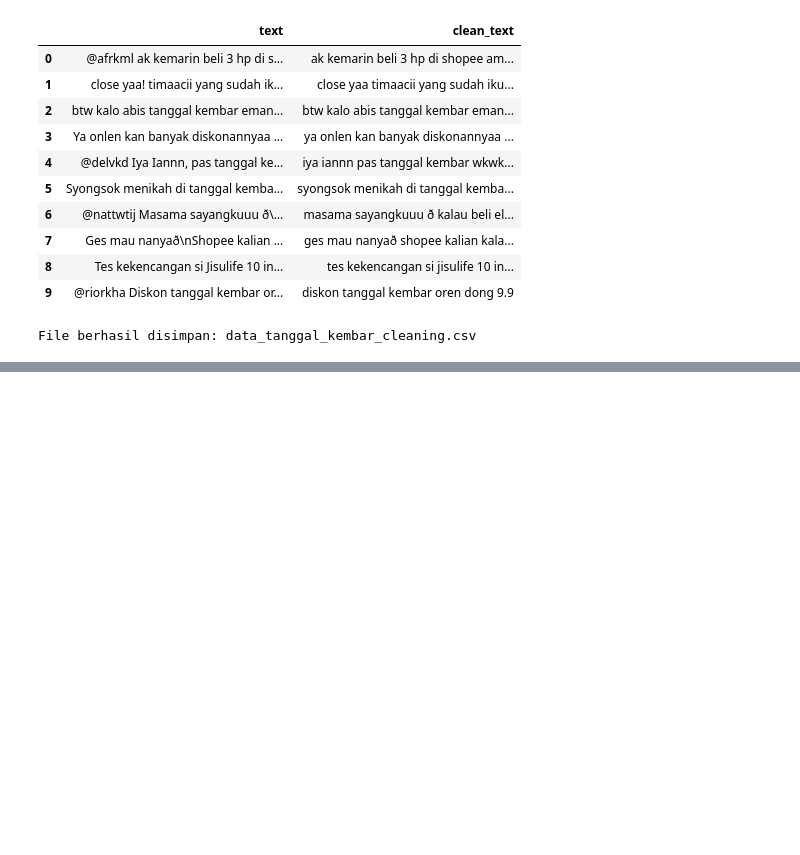
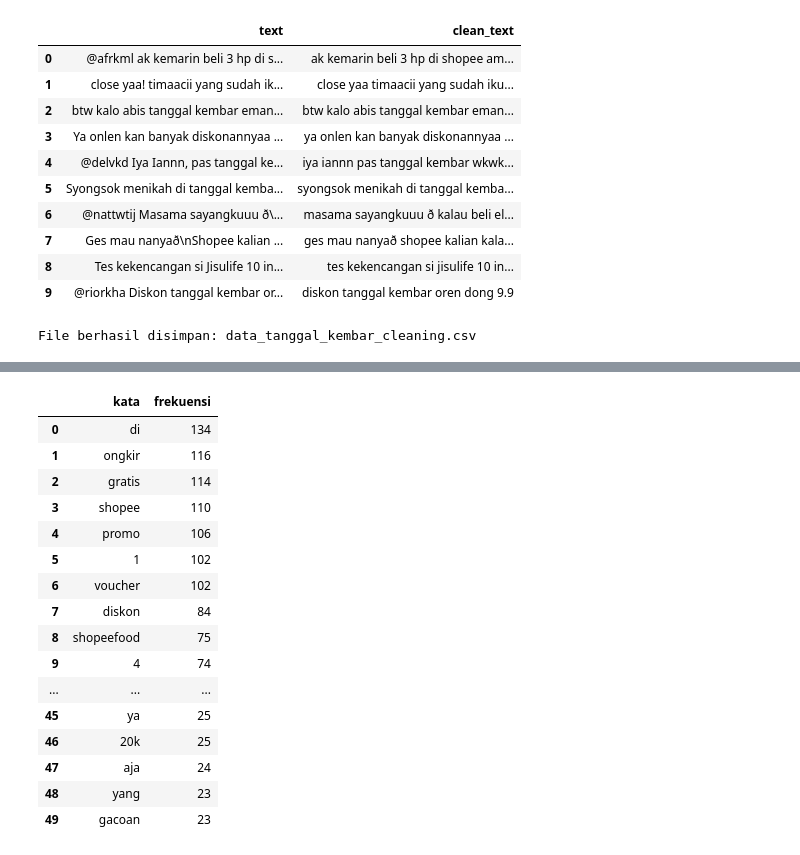
Before and after one commit to Wafiq-24090750003/Scraping_tgl-kembar, a Jupyter notebook: Cleaning_Data_Promo_1010.ipynb, the cells around one changed output, grey strips where cells are left out. Saved outputs shown, nothing was run; the diff lists cells and outputs as text; code cells hidden in the pictures; blank space fills up the shorter version.

Commit message:
Update Code Cleaning Data

```diff
--- a/Cleaning_Data_Promo_1010.ipynb
+++ b/Cleaning_Data_Promo_1010.ipynb
@@ -772,0 +1547,9 @@ File berhasil disimpan: data_tanggal_kembar_cleaning.csv
+# %%
+pd.set_option("display.max_colwidth", None)
+pd.set_option("display.max_rows", 50)
+
+display(
+    df_langsung[
+        ["id", "original_text"]
+    ].iloc[0:15]
+)
@@ -772,0 +1634,9 @@ File berhasil disimpan: data_tanggal_kembar_cleaning.csv
+# %%
+# Tampilkan tweet nomor 15–29 dari kategori indikasi langsung
+pd.set_option("display.max_colwidth", None)
+
+display(
+    df_langsung[
+        ["id", "original_text"]
+    ].iloc[15:30]
+)
@@ -772,0 +2439,37 @@ File berhasil disimpan: data_tanggal_kembar_cleaning.csv
+# %%
+from collections import Counter
+import re
+
+# Ambil kata dari hasil text cleaning
+semua_kata = []
+
+for teks in df_cleaning["clean_text_v3"].fillna(""):
+    kata = re.findall(r"\b[\w.%-]+\b", teks.lower())
+    semua_kata.extend(kata)
+
+frekuensi_kata = Counter(semua_kata)
+
+tabel_kata = pd.DataFrame(
+    frekuensi_kata.most_common(50),
+    columns=["kata", "frekuensi"]
+)
+
+display(tabel_kata)
+# %% [output]
+|  | kata | frekuensi |
+| 0 | di | 134 |
+| 1 | ongkir | 116 |
+| 2 | gratis | 114 |
+| 3 | shopee | 110 |
+| 4 | promo | 106 |
+| 5 | 1 | 102 |
+| 6 | voucher | 102 |
+| 7 | diskon | 84 |
+| 8 | shopeefood | 75 |
+| 9 | 4 | 74 |
+| ... | ... | ... |
+| 45 | ya | 25 |
+| 46 | 20k | 25 |
+| 47 | aja | 24 |
+| 48 | yang | 23 |
+| 49 | gacoan | 23 |
```
Also changed, not shown: parts of 69 cells of this notebook, 1 other file.
